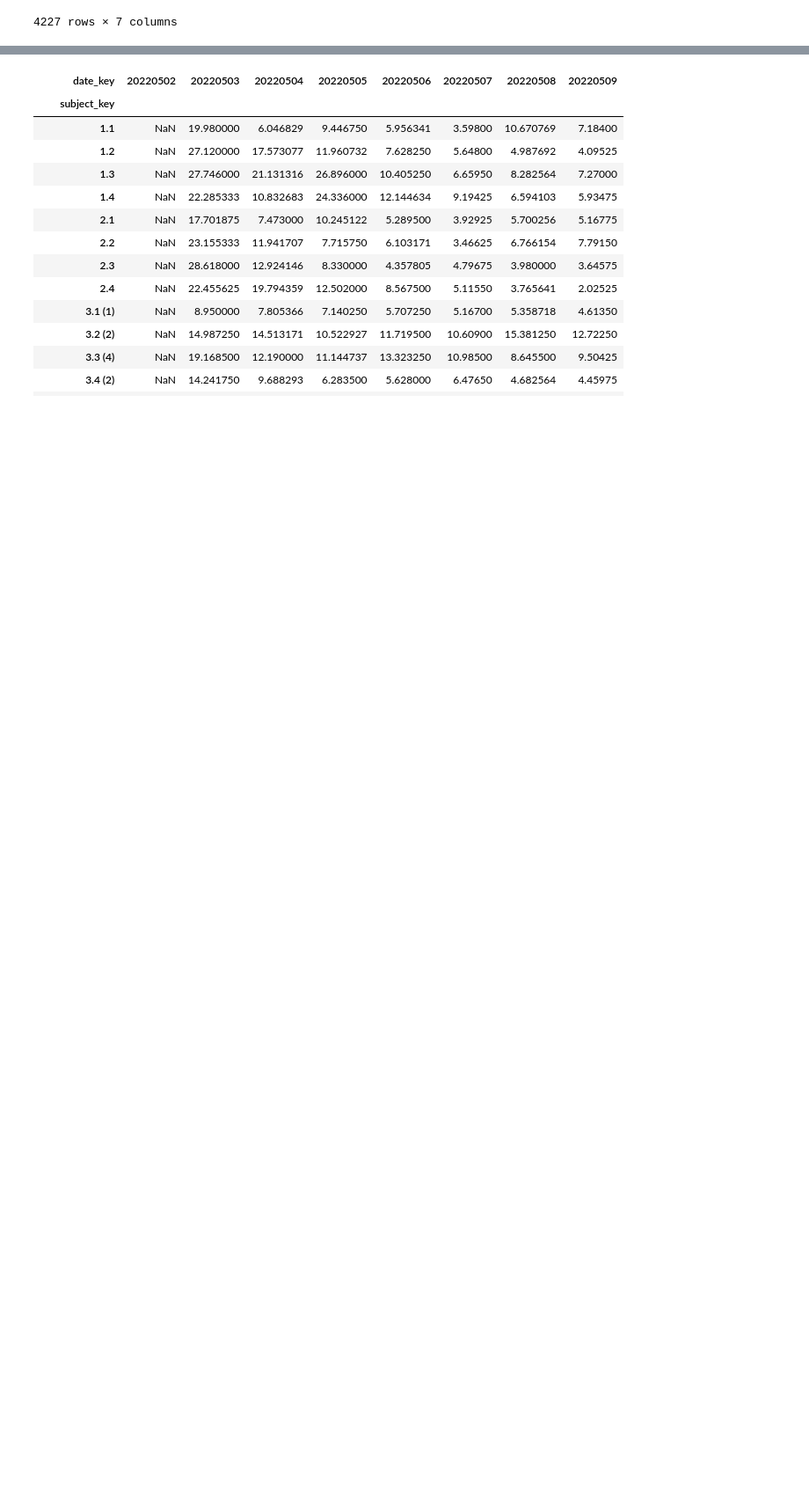
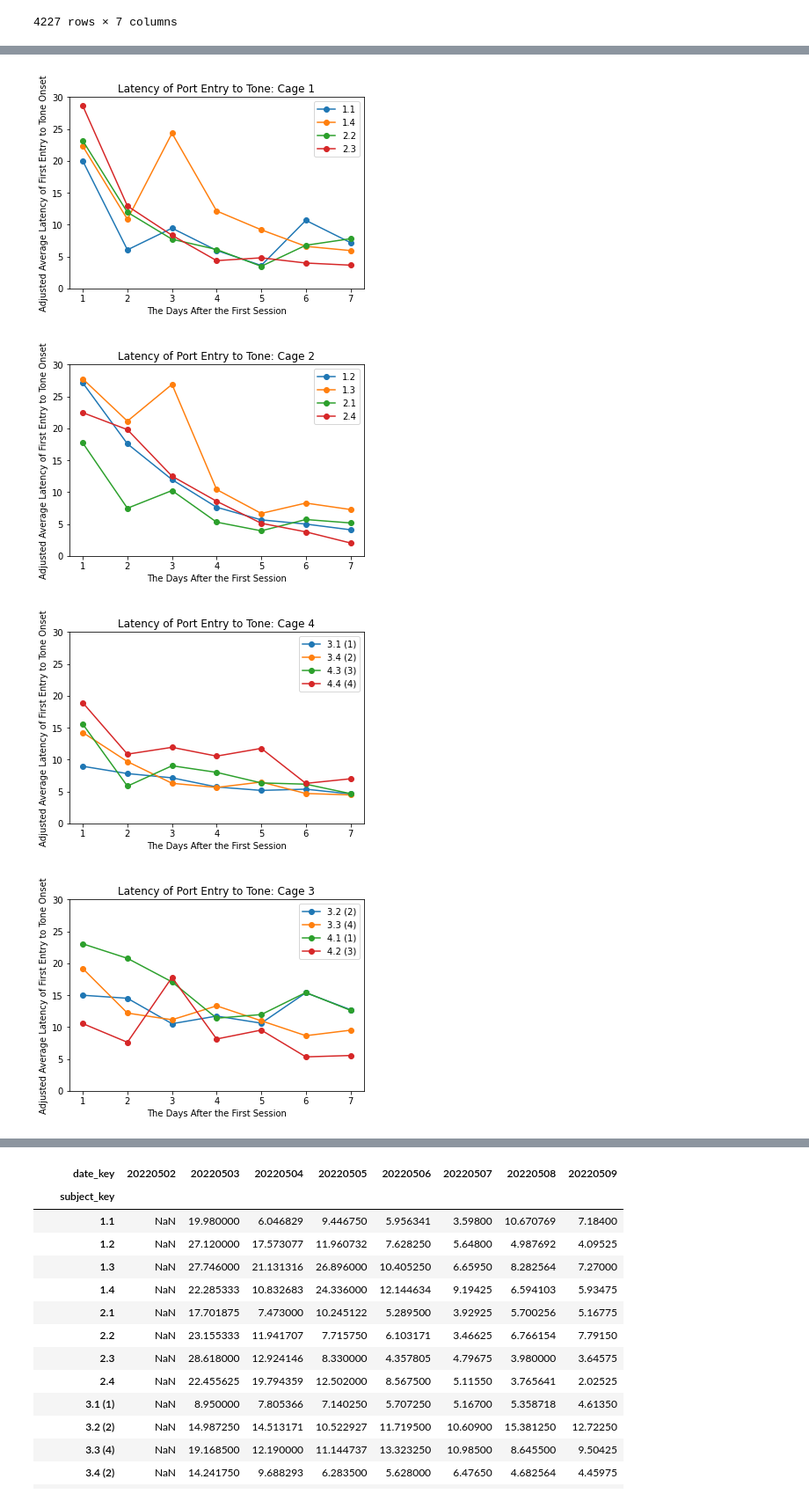
Before and after one commit to padillacoreanolab/med_pc_repo, a Jupyter notebook: results/2022_05_02_log_processing/med_pc_group_analysis.ipynb, the cells around one changed output, grey strips where cells are left out. Shown at 88% size. Cells and saved outputs as stored; diff of their text form; code cells hidden in the pictures; blank space fills up the shorter version.

```diff
--- a/results/2022_05_02_log_processing/med_pc_group_analysis.ipynb
+++ b/results/2022_05_02_log_processing/med_pc_group_analysis.ipynb
@@ -292,19 +269,0 @@ grouped_averaged_latency_df
-# %%
-for cage in grouped_averaged_latency_df["cage"].unique():
-    fig, ax = plt.subplots()
-
-    cage_df = grouped_averaged_latency_df[grouped_averaged_latency_df["cage"] == cage]
-    for subject in cage_df["subject_key"].unique():
-        subject_df = cage_df[cage_df["subject_key"] == subject]
-
-
-
-        ax.plot(subject_df["date_int"] - subject_df["date_int"].min() + 1, subject_df["latency_adjusted"], '-o', label=subject)
-
-    ax.set_xlabel("The Days After the First Session")
-    ax.set_ylabel("Adjusted Average Latency of First Port Entry to Start of Tone")
-    ax.set_title("Latency of Port Entry to Tone: Cage {}".format(cage))
-
-    ax.set_ylim(0, 30)
-    ax.legend()
-    plt.savefig("./data/plots/average_latency_plots/average_port_entry_latency_cage_{}_subject_{}_date_20220503_20220509.png".format(cage, subject_id))
@@ -375,0 +292,24 @@ latency_and_metadata_df = grouped_averaged_latency_df.set_index().join(other=met
+# %%
+for cage in grouped_averaged_latency_df["cage"].unique():
+    fig, ax = plt.subplots()
+
+    cage_df = grouped_averaged_latency_df[grouped_averaged_latency_df["cage"] == cage]
+    for subject in cage_df["subject_key"].unique():
+        subject_df = cage_df[cage_df["subject_key"] == subject]
+
+
+
+        ax.plot(subject_df["date_int"] - subject_df["date_int"].min() + 1, subject_df["latency_adjusted"], '-o', label=subject)
+
+    ax.set_xlabel("The Days After the First Session")
+    ax.set_ylabel("Adjusted Average Latency of First Entry to Tone Onset")
+    ax.set_title("Latency of Port Entry to Tone: Cage {}".format(cage))
+
+    ax.set_ylim(0, 30)
+    ax.legend()
+    plt.savefig("./data/plots/average_latency_plots/average_port_entry_latency_cage_{}_date_20220503_20220509.png".format(cage))
+# %% [output]
+[figure, added]
+[figure, added]
+[figure, added]
+[figure, added]
```
Also changed, not shown: parts of 62 cells of this notebook.
